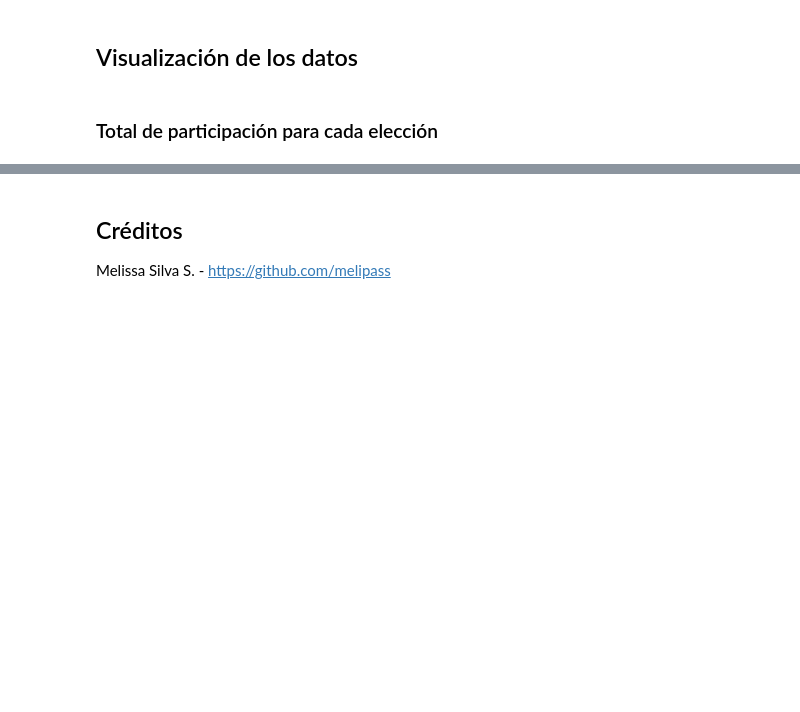
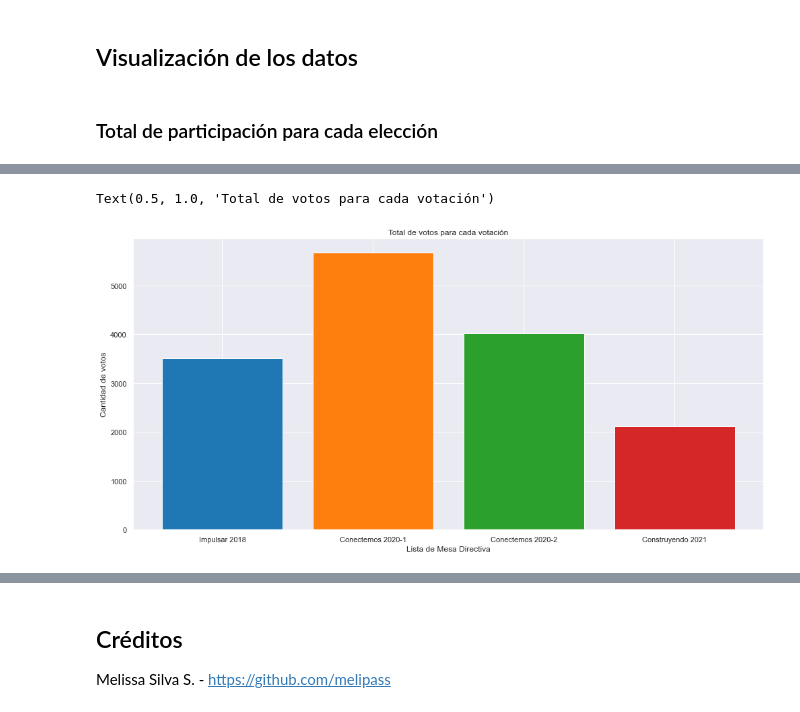
Before and after one commit to melipass/umayor-evoting-data, a Jupyter notebook: evoting.ipynb, the cells around one changed output, grey strips where cells are left out. Cells and saved outputs as stored; diff of their text form; code cells hidden in the pictures; blank space fills up the shorter version.

```diff
--- a/evoting.ipynb
+++ b/evoting.ipynb
@@ -224,0 +268,16 @@ ax.legend()
+# %%
+sns.set(rc={'figure.figsize':(13,6)})
+sns.set_palette("tab10")
+
+fig = plt.figure()
+ax = fig.add_axes([0,0,1,1])
+ax.bar('Impulsar 2018', df_hour_0['Votos'].sum())
+ax.bar('Conectemos 2020-1', df_hour_1['Votos'].sum())
+ax.bar('Conectemos 2020-2', df_hour_2['Votos'].sum())
+ax.bar('Construyendo 2021', df_hour_3['Votos'].sum())
+ax.set_xlabel('Lista de Mesa Directiva')
+ax.set_ylabel('Cantidad de votos')
+ax.set_title('Total de votos para cada votación')
+# %% [output]
+Text(0.5, 1.0, 'Total de votos para cada votación')
+[figure, added]
```
Also changed, not shown: parts of 7 cells of this notebook.
